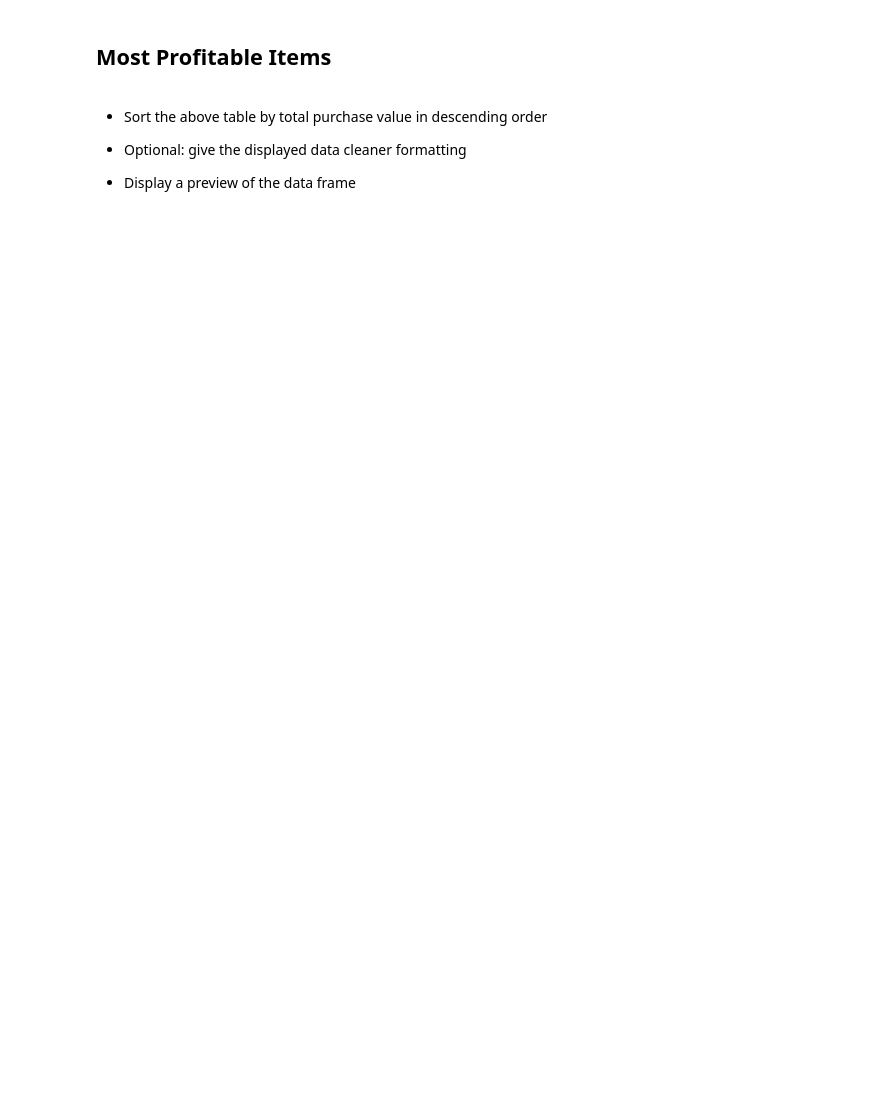
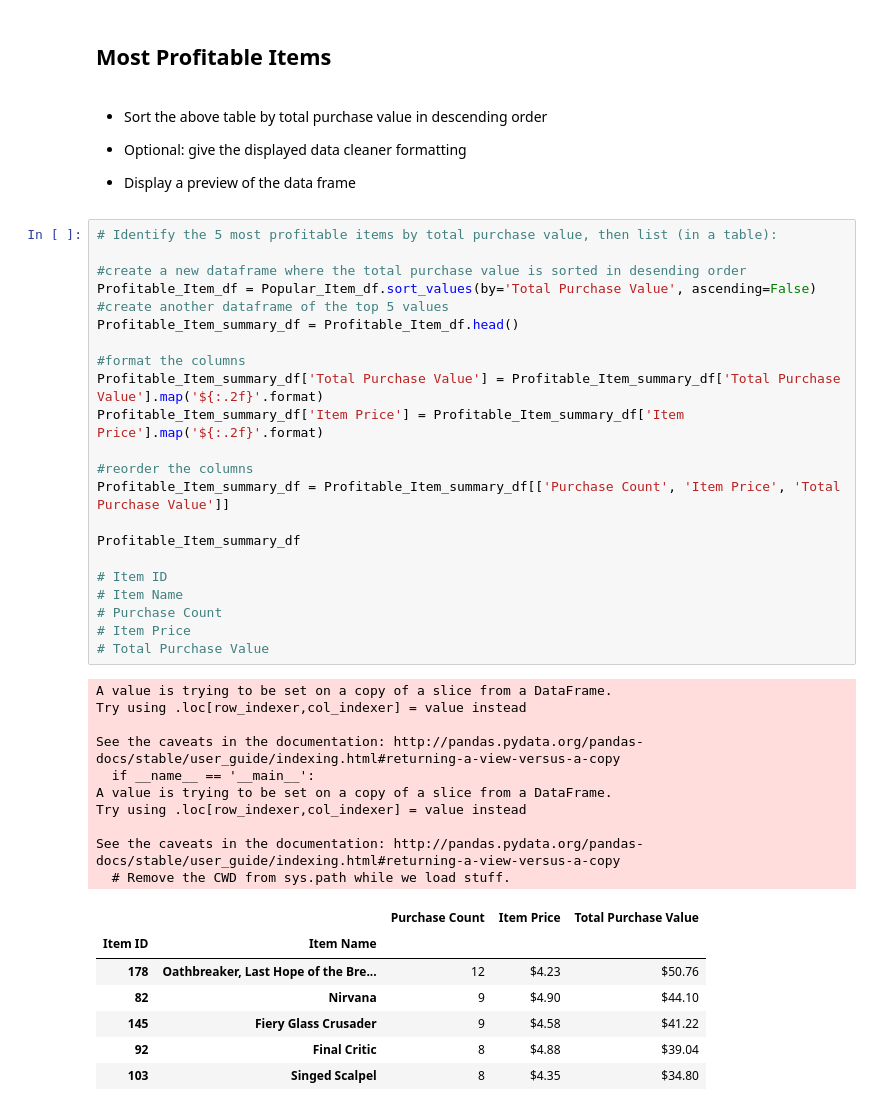
Before and after one commit to abbylemon/pandas-challenge, a Jupyter notebook: HeroesOfPymoli_ARL.ipynb, the cells around one changed output. Drawn from its saved outputs; the diff is of its cells as text; blank space fills up the shorter version.

```diff
--- a/HeroesOfPymoli_ARL.ipynb
+++ b/HeroesOfPymoli_ARL.ipynb
@@ -200,3 +447,43 @@ genderanalysis_df
 
 
 * Display a preview of the data frame
+# %%
+# Identify the 5 most profitable items by total purchase value, then list (in a table):
+
+#create a new dataframe where the total purchase value is sorted in desending order
+Profitable_Item_df = Popular_Item_df.sort_values(by='Total Purchase Value', ascending=False)
+#create another dataframe of the top 5 values
+Profitable_Item_summary_df = Profitable_Item_df.head()
+
+#format the columns
+Profitable_Item_summary_df['Total Purchase Value'] = Profitable_Item_summary_df['Total Purchase Value'].map('${:.2f}'.format)
+Profitable_Item_summary_df['Item Price'] = Profitable_Item_summary_df['Item Price'].map('${:.2f}'.format)
+
+#reorder the columns
+Profitable_Item_summary_df = Profitable_Item_summary_df[['Purchase Count', 'Item Price', 'Total Purchase Value']]
+
+Profitable_Item_summary_df
+
+# Item ID
+# Item Name
+# Purchase Count
+# Item Price
+# Total Purchase Value
+# %% [output]
+A value is trying to be set on a copy of a slice from a DataFrame.
+Try using .loc[row_indexer,col_indexer] = value instead
+
+See the caveats in the documentation: http://pandas.pydata.org/pandas-docs/stable/user_guide/indexing.html#returning-a-view-versus-a-copy
+  if __name__ == '__main__':
+A value is trying to be set on a copy of a slice from a DataFrame.
+Try using .loc[row_indexer,col_indexer] = value instead
+
+See the caveats in the documentation: http://pandas.pydata.org/pandas-docs/stable/user_guide/indexing.html#returning-a-view-versus-a-copy
+  # Remove the CWD from sys.path while we load stuff.
+|  |  | Purchase Count | Item Price | Total Purchase Value |
+| Item ID | Item Name |  |  |  |
+| 178 | Oathbreaker, Last Hope of the Bre... | 12 | $4.23 | $50.76 |
+| 82 | Nirvana | 9 | $4.90 | $44.10 |
+| 145 | Fiery Glass Crusader | 9 | $4.58 | $41.22 |
+| 92 | Final Critic | 8 | $4.88 | $39.04 |
+| 103 | Singed Scalpel | 8 | $4.35 | $34.80 |
```
Also changed, not shown: parts of 10 cells of this notebook.
